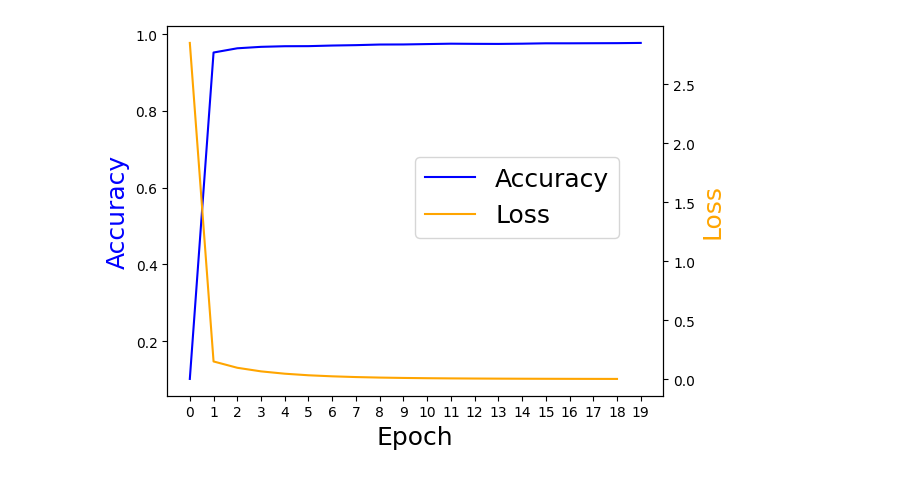
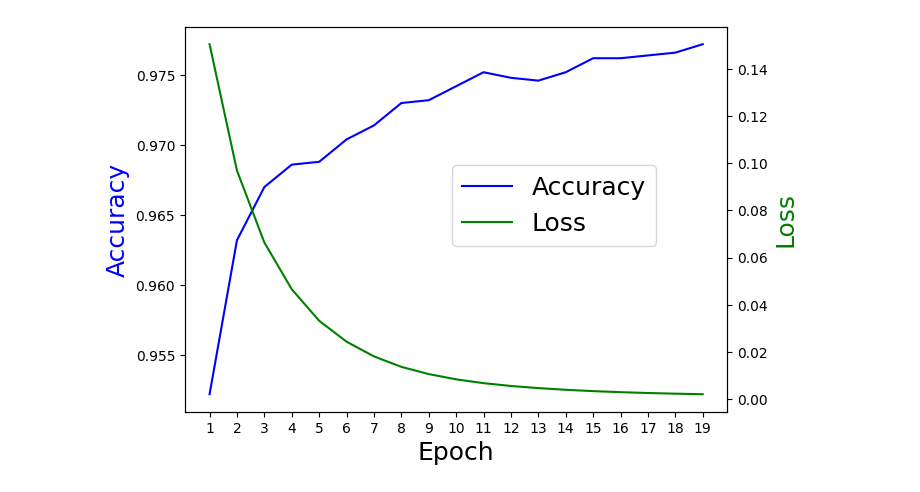
Before and after one commit to ChackMociute/Deep-Learning, a Jupyter notebook: Ass2/behavior.ipynb, the cells around one changed output. Cells and saved outputs as stored; diff of their text form; code cells hidden in the pictures.

```diff
--- a/Ass2/behavior.ipynb
+++ b/Ass2/behavior.ipynb
@@ -66,20 +64,21 @@ lines = lines.split('\n')
 # %%
-yacc = [float(l.split(':')[-1].strip()) for l in lines if ':' in l][0:-1:2]
-loss = [float(l.split(':')[-1].strip()) for l in lines if ':' in l][1:-1:2]
+lines = lines.split('\n')
+acc = [float(l.split(':')[-1].strip()) for l in lines if ':' in l][0:-1:2]
+loss = [float(l.split(':')[-1].strip()) for l in lines if ':' in l if 'loss' in l]
 # %%
-fig, ax1 = plt.subplots()
+fig, ax1 = plt.subplots(figsize=(7, 5))
 
-ax1.plot(acc, label='Accuracy', c='blue')
+ax1.plot(range(1, 20), acc[1:], label='Accuracy', c='blue')
 ax1.set_ylabel("Accuracy", c='blue', fontsize=18)
 ax1.set_xlabel("Epoch", fontsize=18)
 
 ax2 = ax1.twinx()
-ax2.plot(loss, label='Loss', c='orange')
-ax2.set_ylabel("Loss", c='orange', fontsize=18)
+ax2.plot(range(1, 20), loss[1:], label='Loss', c='green')
+ax2.set_ylabel("Loss", c='green', fontsize=18)
 
-plt.xticks(range(20))
+plt.xticks(range(1, 20))
 fig.legend(loc=(0.5, 0.5), fontsize=18)
 plt.savefig("images/behavior.png")
 plt.show()
 # %% [output]
-[figure, old version]
+[figure, new version]
```
Also changed, not shown: parts of 1 cell of this notebook, 4 other files.
